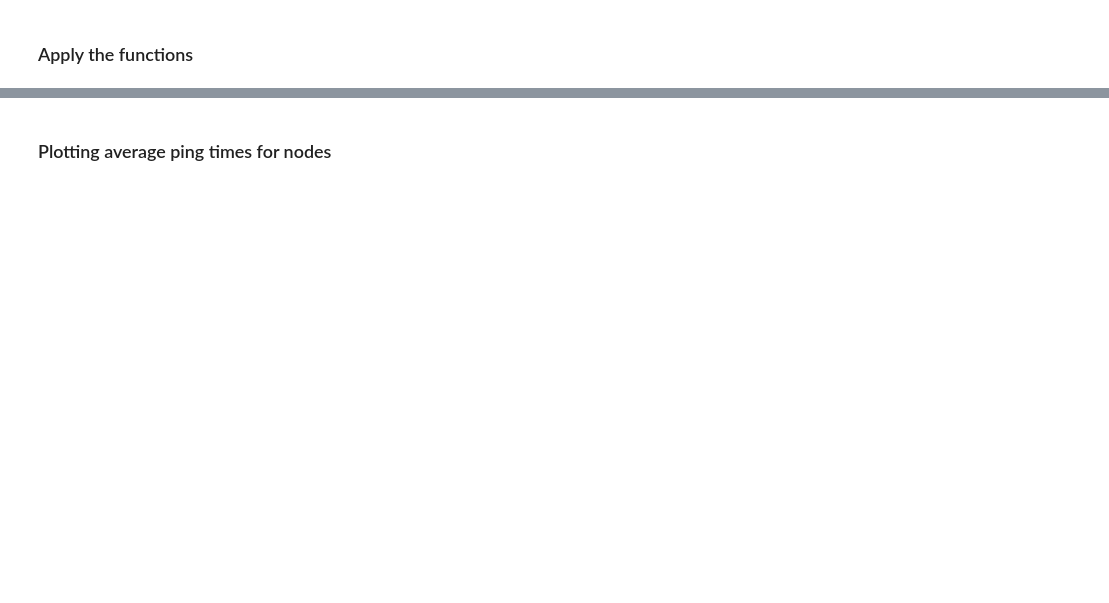
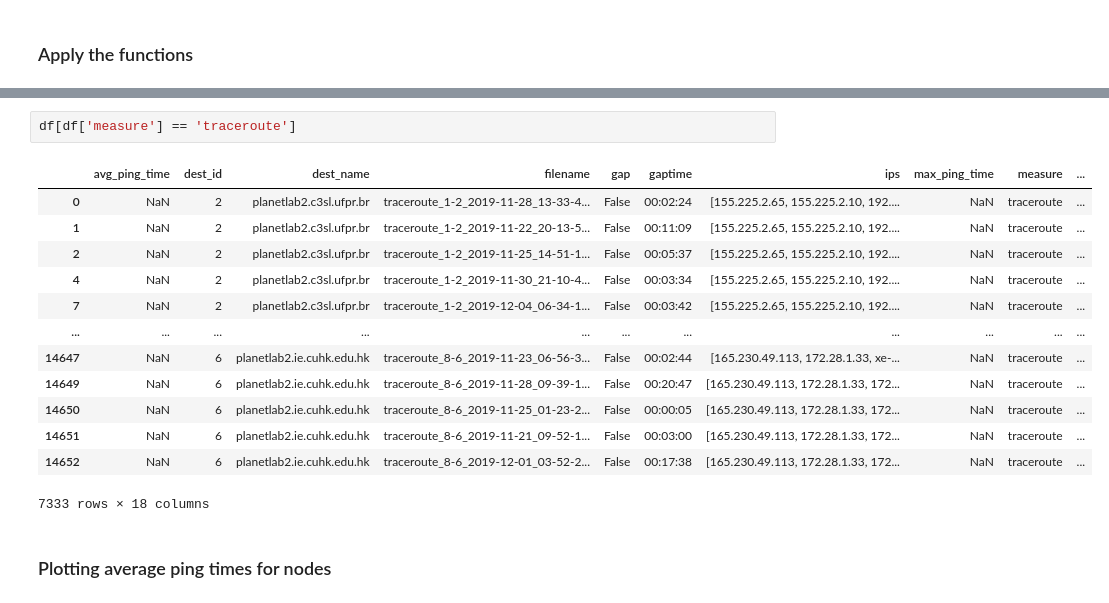
Before and after one commit to johnlahut/planet-lab, a Jupyter notebook: analysis/Analysis.ipynb, the cells around one changed output, grey strips where cells are left out. Cells and saved outputs as stored; diff of their text form; blank space fills up the shorter version.

```diff
--- a/analysis/Analysis.ipynb
+++ b/analysis/Analysis.ipynb
@@ -150,3 +182,19 @@ No calculated data for: ping_3-5_2019-12-03_14-08-05.txt
+# %%
+df[df['measure'] == 'traceroute']
+# %% [output]
+|  | avg_ping_time | dest_id | dest_name | filename | gap | gaptime | ips | max_ping_time | measure | ... |
+| 0 | NaN | 2 | planetlab2.c3sl.ufpr.br | traceroute_1-2_2019-11-28_13-33-4... | False | 00:02:24 | [155.225.2.65, 155.225.2.10, 192.... | NaN | traceroute | ... |
+| 1 | NaN | 2 | planetlab2.c3sl.ufpr.br | traceroute_1-2_2019-11-22_20-13-5... | False | 00:11:09 | [155.225.2.65, 155.225.2.10, 192.... | NaN | traceroute | ... |
+| 2 | NaN | 2 | planetlab2.c3sl.ufpr.br | traceroute_1-2_2019-11-25_14-51-1... | False | 00:05:37 | [155.225.2.65, 155.225.2.10, 192.... | NaN | traceroute | ... |
+| 4 | NaN | 2 | planetlab2.c3sl.ufpr.br | traceroute_1-2_2019-11-30_21-10-4... | False | 00:03:34 | [155.225.2.65, 155.225.2.10, 192.... | NaN | traceroute | ... |
+| 7 | NaN | 2 | planetlab2.c3sl.ufpr.br | traceroute_1-2_2019-12-04_06-34-1... | False | 00:03:42 | [155.225.2.65, 155.225.2.10, 192.... | NaN | traceroute | ... |
+| ... | ... | ... | ... | ... | ... | ... | ... | ... | ... | ... |
+| 14647 | NaN | 6 | planetlab2.ie.cuhk.edu.hk | traceroute_8-6_2019-11-23_06-56-3... | False | 00:02:44 | [165.230.49.113, 172.28.1.33, xe-... | NaN | traceroute | ... |
+| 14649 | NaN | 6 | planetlab2.ie.cuhk.edu.hk | traceroute_8-6_2019-11-28_09-39-1... | False | 00:20:47 | [165.230.49.113, 172.28.1.33, 172... | NaN | traceroute | ... |
+| 14650 | NaN | 6 | planetlab2.ie.cuhk.edu.hk | traceroute_8-6_2019-11-25_01-23-2... | False | 00:00:05 | [165.230.49.113, 172.28.1.33, 172... | NaN | traceroute | ... |
+| 14651 | NaN | 6 | planetlab2.ie.cuhk.edu.hk | traceroute_8-6_2019-11-21_09-52-1... | False | 00:03:00 | [165.230.49.113, 172.28.1.33, 172... | NaN | traceroute | ... |
+| 14652 | NaN | 6 | planetlab2.ie.cuhk.edu.hk | traceroute_8-6_2019-12-01_03-52-2... | False | 00:17:38 | [165.230.49.113, 172.28.1.33, 172... | NaN | traceroute | ... |
+7333 rows × 18 columns
 # %% [markdown]
 ### Plotting average ping times for nodes
 # %%
```
Also changed, not shown: parts of 9 cells of this notebook, 2 other files.
